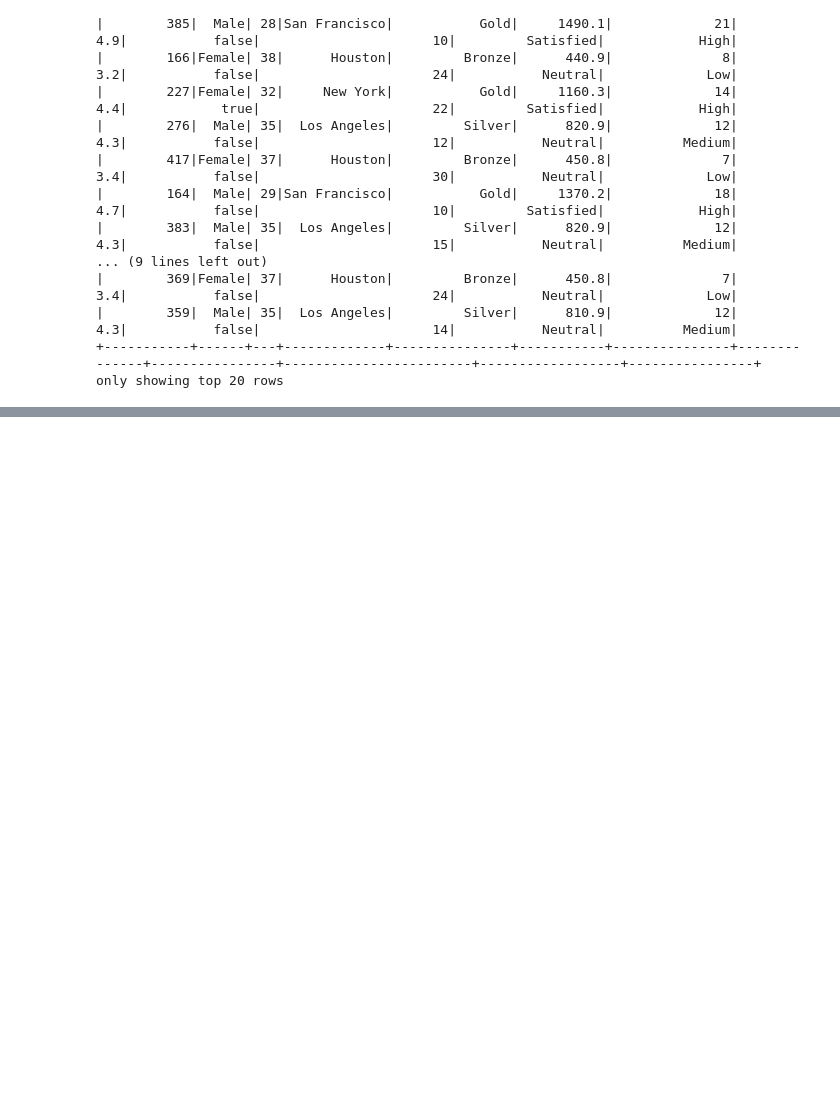
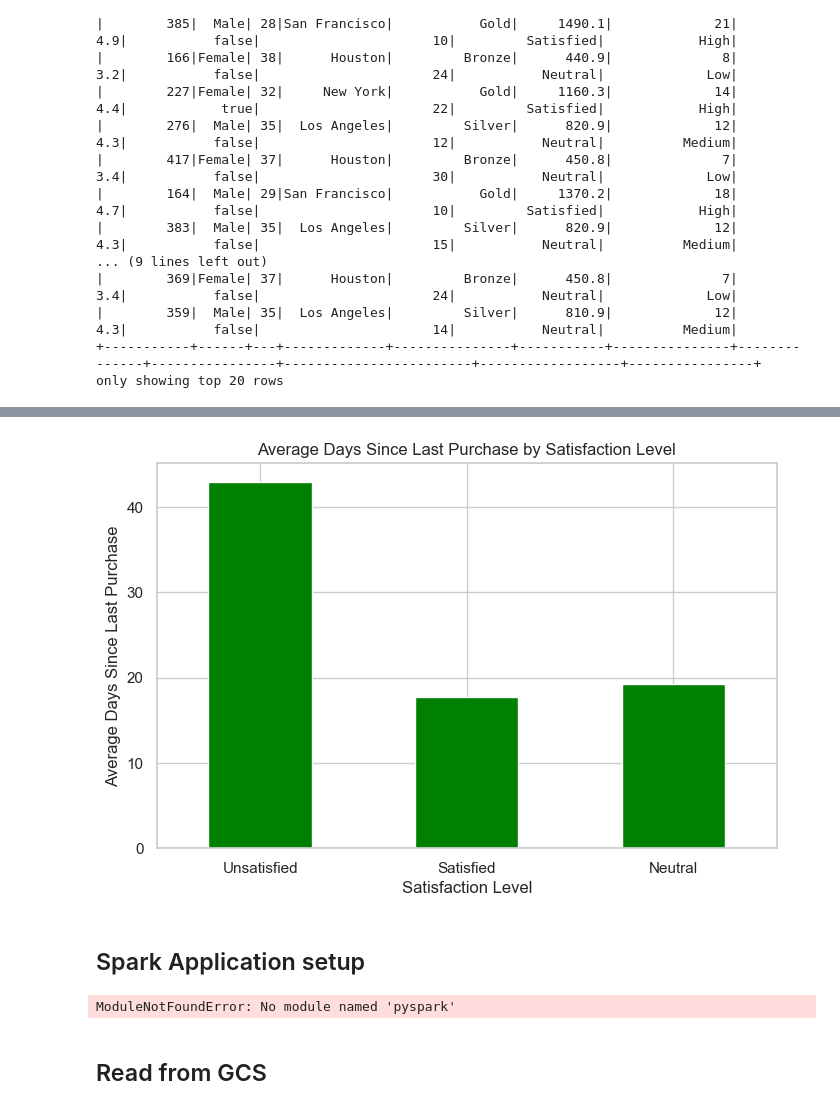
Before and after one commit to SAA1960/B_Pro, a Jupyter notebook: Data_Analysis.ipynb, the cells around one changed output, grey strips where cells are left out. Cells and saved outputs as stored; diff of their text form; code cells hidden in the pictures; blank space fills up the shorter version.

```diff
--- a/Data_Analysis.ipynb
+++ b/Data_Analysis.ipynb
@@ -179,0 +303,47 @@ recent_customers.write.csv(recent_customers_output_path, header=True, mode='over
+# %%
+# Churn Prediction Indicators: Average Days Since Last Purchase by Satisfaction Level
+
+# Set the theme for the plots
+sns.set_theme(style="whitegrid")
+
+# Calculate Average Days Since Last Purchase by Satisfaction Level
+avg_days_since_purchase_spark = (df
+    .groupBy('Satisfaction Level')
+    .agg(mean('Days Since Last Purchase').alias('Average Days Since Last Purchase'))
+    .toPandas()
+)
+
+# Plotting
+sns.set_theme(style="whitegrid")
+plt.figure(figsize=(8, 5))
+avg_days_since_purchase_spark.set_index('Satisfaction Level')['Average Days Since Last Purchase'].plot(kind='bar', color='green')
+plt.title('Average Days Since Last Purchase by Satisfaction Level')
+plt.xlabel('Satisfaction Level')
+plt.ylabel('Average Days Since Last Purchase')
+plt.xticks(rotation=0)
+plt.show()
+# %% [output]
+[figure, added]
+# %% [markdown]
+## Spark Application setup
+# %%
+from datetime import datetime, timedelta
+
+from pyspark import SparkConf
+from pyspark.sql import SparkSession
+
+
+spark = SparkSession.builder \
+    .appName('data-engineering-capstone') \
+    .config("spark.jars", "https://storage.googleapis.com/hadoop-lib/gcs/gcs-connector-hadoop3-latest.jar") \
+    .config("spark.sql.repl.eagerEval.enabled", True) \
+    .getOrCreate()
+
+# Set GCS credentials. Ensure path points to you downloaded key file
+spark._jsc.hadoopConfiguration().set(
+    "google.cloud.auth.service.account.json.keyfile",
+    "C:\pro\gcp-key.json")
+# %% [output]
+ModuleNotFoundError: No module named 'pyspark'
+# %% [markdown]
+## Read from GCS
```
Also changed, not shown: parts of 16 cells of this notebook.
